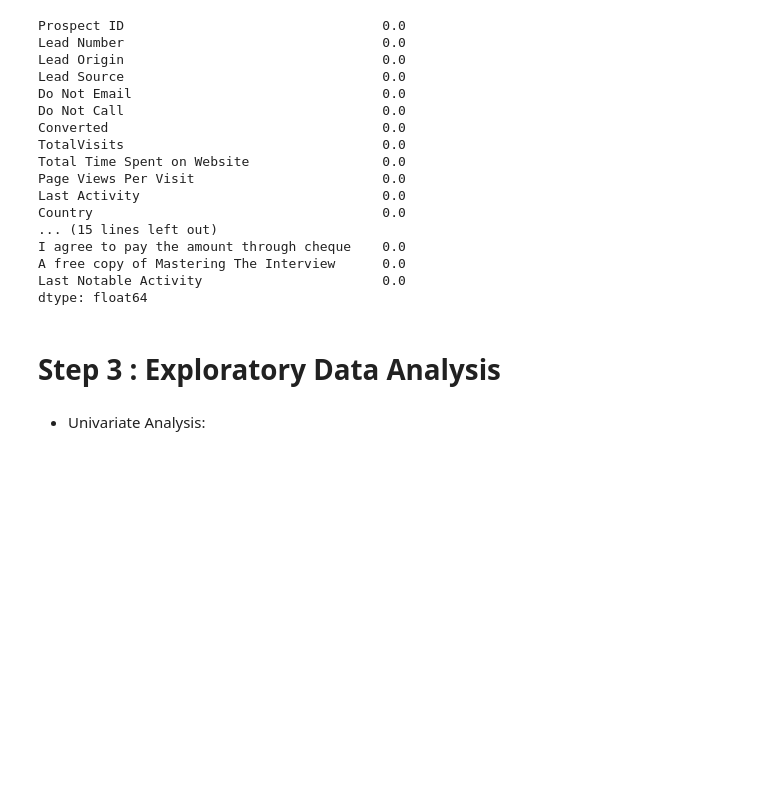
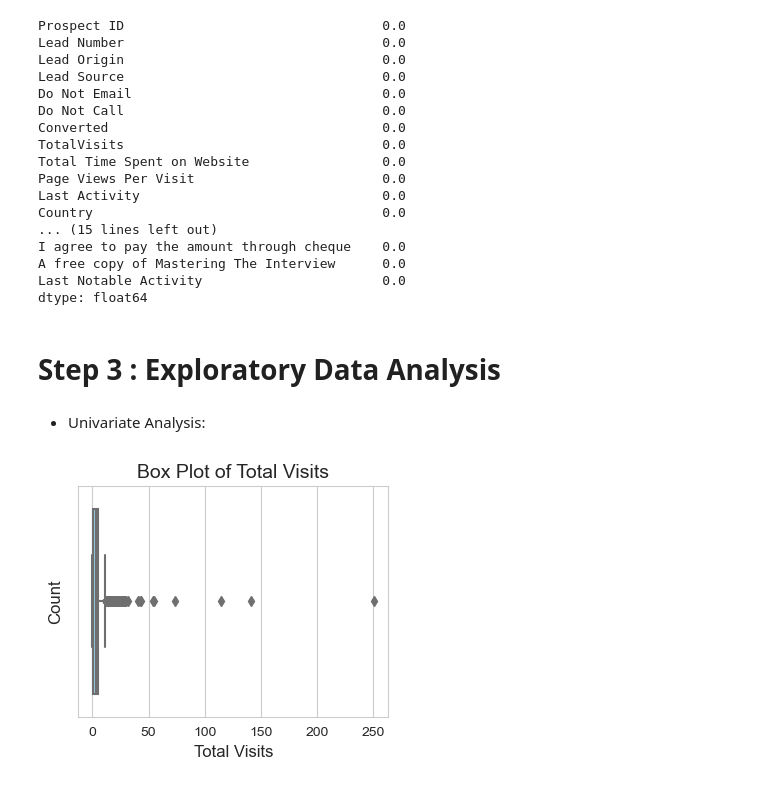
Before and after one commit to kunalworldwide/Lead-Scoring-Case-study, a Jupyter notebook: Lead-scoring-assignments.ipynb, the cells around one changed output. Cells and saved outputs as stored; diff of their text form; code cells hidden in the pictures; blank space fills up the shorter version.

```diff
--- a/Lead-scoring-assignments.ipynb
+++ b/Lead-scoring-assignments.ipynb
@@ -275,3 +275,20 @@ dtype: float64
 <h1>Step 3 : Exploratory Data Analysis</h1>
 # %% [markdown]
 * Univariate Analysis:
+# %%
+import seaborn as sns
+import matplotlib.pyplot as plt
+
+sns.set_style("whitegrid")  # Set the style
+
+plt.figure(figsize=(4, 3))  # Set the figure size
+
+sns.boxplot(x=df['TotalVisits'], color='skyblue')  # Plot the box plot
+
+plt.xlabel('Total Visits', fontsize=12)  # Set x-axis label
+plt.ylabel('Count', fontsize=12)  # Set y-axis label
+plt.title('Box Plot of Total Visits', fontsize=14)  # Set the plot title
+
+plt.show()  # Show the plot
+# %% [output]
+[figure, added]
```
Also changed, not shown: parts of 18 cells of this notebook.
